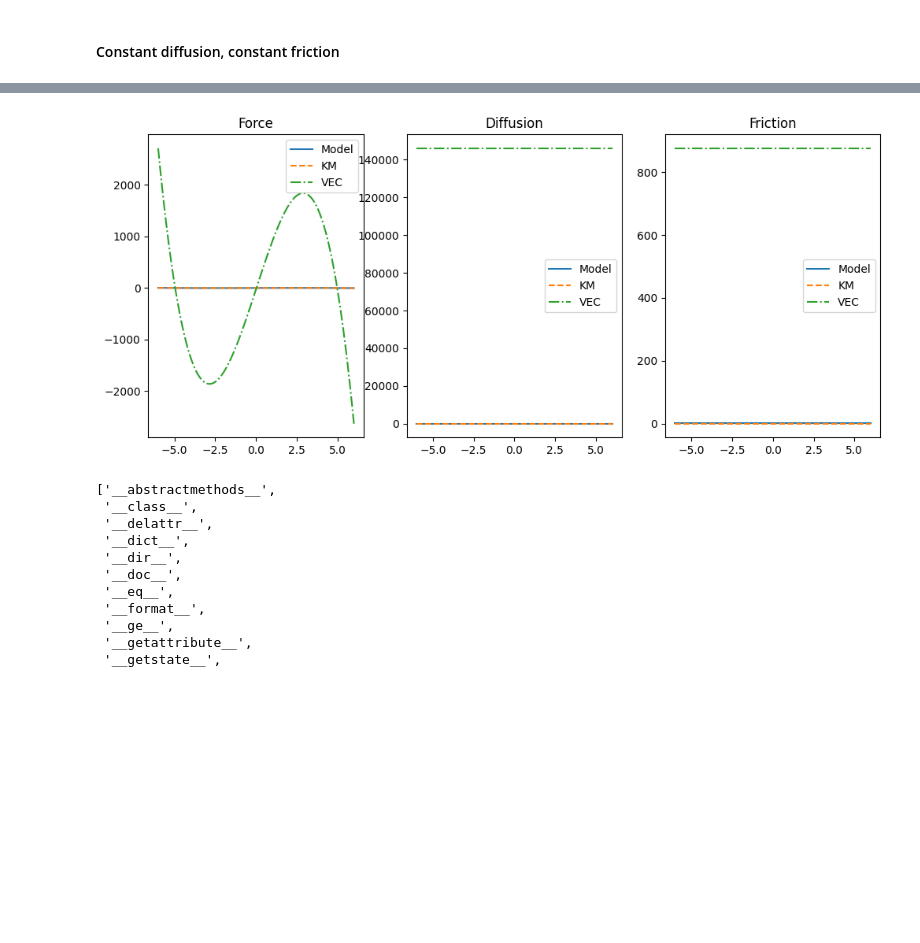
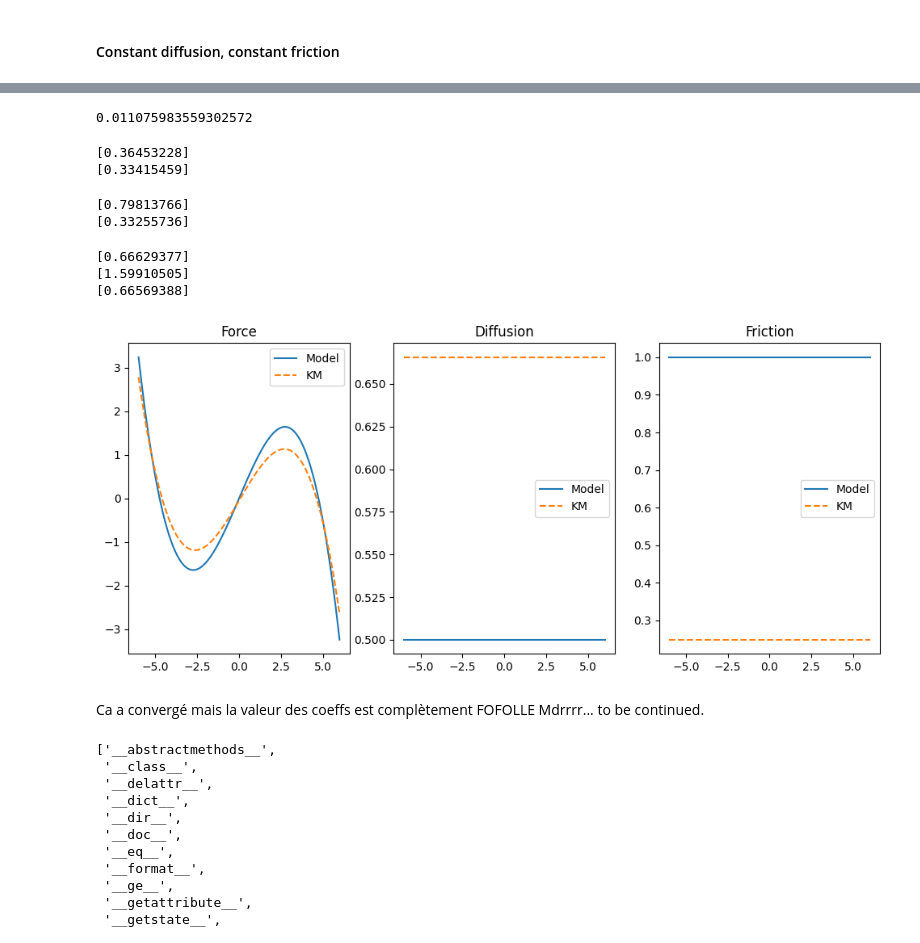
Before and after one commit to langevinmodel/folie, a Jupyter notebook: examples/tutorials/1D_DoubleWell_estimation.ipynb, the cells around one changed output, grey strips where cells are left out. Saved outputs shown, nothing was run; the diff lists cells and outputs as text; code cells hidden in the pictures; blank space fills up the shorter version.

```diff
--- a/examples/tutorials/1D_DoubleWell_estimation.ipynb
+++ b/examples/tutorials/1D_DoubleWell_estimation.ipynb
@@ -664,7 +664,7 @@ coeff=0.1*np.array([0,0,-4.5,0,0.1]) # coefficients of the free energy
 free_energy = np.polynomial.Polynomial(coeff)
 force_coeff=np.array([-coeff[1],-2*coeff[2],-3*coeff[3],-4*coeff[4]]) #coefficients of the free energy
 force_function = fl.functions.Polynomial(deg=3,coefficients=force_coeff)
-diff_function= fl.functions.Polynomial(deg=0,coefficients=np.asarray([0.5]))
+diff_function= fl.functions.Polynomial(deg=0,coefficients=np.asarray([1.]))
 friction_function = fl.functions.Polynomial(deg=0,coefficients=np.asarray([1.]))
 # %%
 # Define model to simulate and type of simulator to use
@@ -687,8 +692,8 @@ trainfriction = friction_function
 trainmodel = fl.models.Underdamped(trainforce, friction=trainfriction, diffusion=traindiff, has_bias=None)
 
 KM_estimator = fl.UnderdampedKramersMoyalEstimator(deepcopy(trainmodel))
-VEC_estimator = fl.estimation.mle.FiniteVelocityEMEstimator(fl.VECDensity(deepcopy(trainmodel)) ,n_jobs=10, verbose=2,
-                                                            max_iter=10)
+#VEC_estimator = fl.estimation.mle.FiniteVelocityEMEstimator(fl.VECDensity(deepcopy(trainmodel)) ,n_jobs=10, verbose=2,
+                                                            # max_iter=10)
 
-KM_res = deepcopy(KM_estimator.fit_fetch(constant_gamma_diff_data))
-VEC_res = VEC_estimator.fit_fetch(constant_gamma_diff_data, use_jac=True,)
+KM_res_diff_1_f = deepcopy(KM_estimator.fit_fetch(constant_gamma_diff_data, correct_finite_diff_vel=False))
+#VEC_res = VEC_estimator.fit_fetch(constant_gamma_diff_data, use_jac=True,)
@@ -705,27 +762,53 @@ Fit converged: True Init: 0 at step 3    time lapse 119.10158s   ll 0.55565
+# %%
+print(np.mean(np.concatenate([trj["v"] for trj in constant_gamma_diff_data], axis=0)))
+# %% [output]
+0.011075983559302572
+# %%
+print(KM_res_corr_dt_11.diffusion.coefficients)
+print(KM_res_nocorr_dt_11.diffusion.coefficients)
+# %% [output]
+[0.36453228]
+[0.33415459]
+# %%
+print(KM_res_corr_dt.diffusion.coefficients)
+print(KM_res_nocorr_dt.diffusion.coefficients)
+# %% [output]
+[0.79813766]
+[0.33255736]
+# %%
+print(KM_res_no_corr.diffusion.coefficients)
+print(KM_res.diffusion.coefficients)
+print(KM_res_real_vels.diffusion.coefficients)
+# %% [output]
+[0.66629377]
+[1.59910505]
+[0.66569388]
 # %%
 # KM_res.remove_bias()
 xfa = np.linspace(-6,6,100)
 fig, axs = plt.subplots(1,3, figsize=(12,5))
 axs[0].plot(xfa, force_function(xfa.reshape(-1, 1)), label='Model' )
 axs[0].plot(xfa, KM_res.pos_drift(xfa.reshape(-1, 1)), label='KM', ls='--')
-axs[0].plot(xfa, VEC_res.pos_drift(xfa.reshape(-1, 1)), label='VEC', ls='-.' )
+# axs[0].plot(xfa, VEC_res.pos_drift(xfa.reshape(-1, 1)), label='VEC', ls='-.' )
 #axs[0].plot(xfa, trainforce(xfa.reshape(-1, 1)), label='KM' )
 
 axs[1].plot(xfa, diff_function(xfa.reshape(-1, 1)), label='Model')
 axs[1].plot(xfa, KM_res.diffusion(xfa.reshape(-1, 1)), label='KM',ls= '--')
-axs[1].plot(xfa, VEC_res.diffusion(xfa.reshape(-1, 1)), label='VEC',ls= '-.')
+# axs[1].plot(xfa, VEC_res.diffusion(xfa.reshape(-1, 1)), label='VEC',ls= '-.')
 
 axs[2].plot(xfa, friction_function(xfa.reshape(-1, 1)), label='Model')
 axs[2].plot(xfa, KM_res.friction(xfa.reshape(-1, 1)), label='KM',ls= '--')
-axs[2].plot(xfa, VEC_res.friction(xfa.reshape(-1, 1)), label='VEC',ls= '-.')
+# axs[2].plot(xfa, VEC_res.friction(xfa.reshape(-1, 1)), label='VEC',ls= '-.')
 
 axs[0].set_title('Force')
 axs[1].set_title('Diffusion')
 axs[2].set_title('Friction')
 for ax in axs:
     ax.legend()
 # %% [output]
-[figure, old version]
+[figure, new version]
+# %% [markdown]
+Ca a convergé mais la valeur des coeffs est complètement FOFOLLE Mdrrrr... to be continued.
 # %%
 dir(VEC_estimator)
 # %% [output]
```
Also changed, not shown: parts of 15 cells of this notebook, 3 other files.
